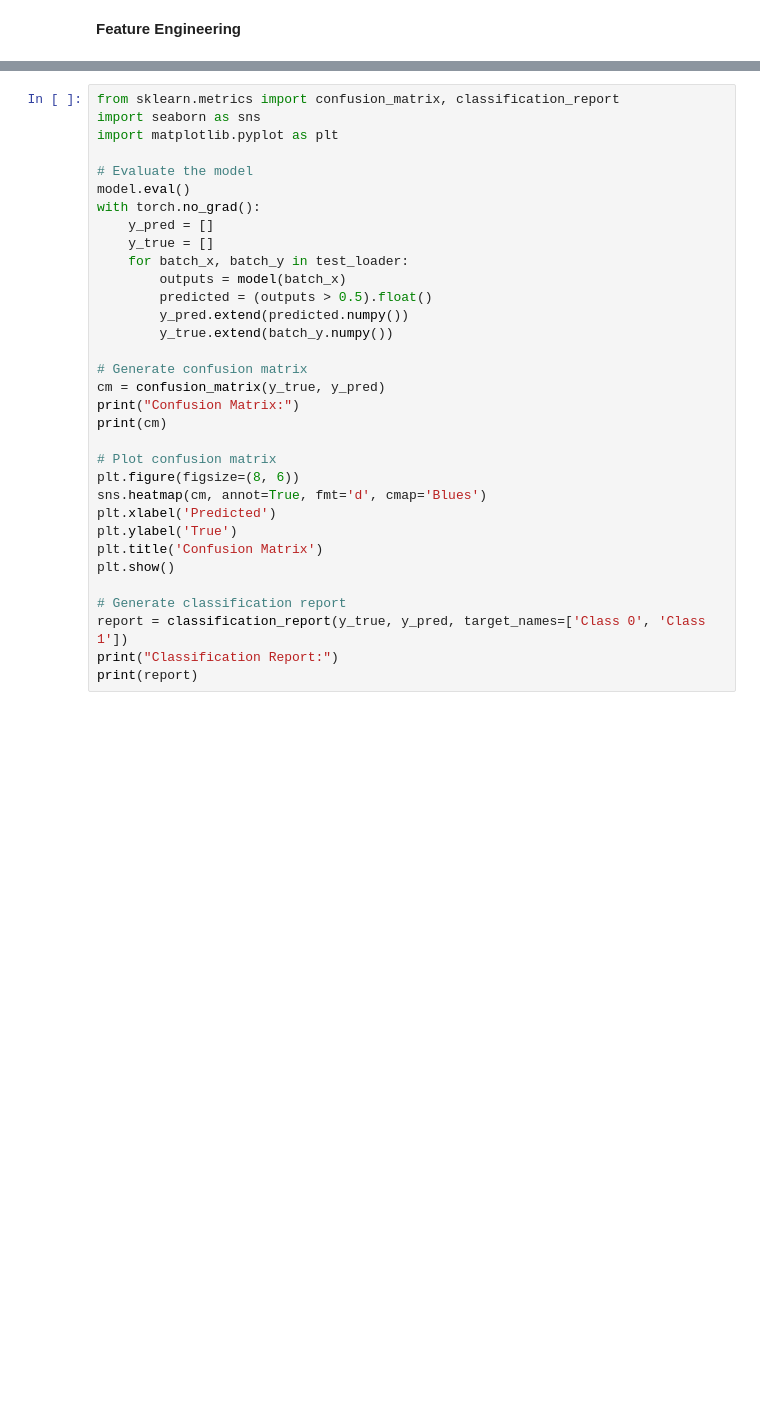
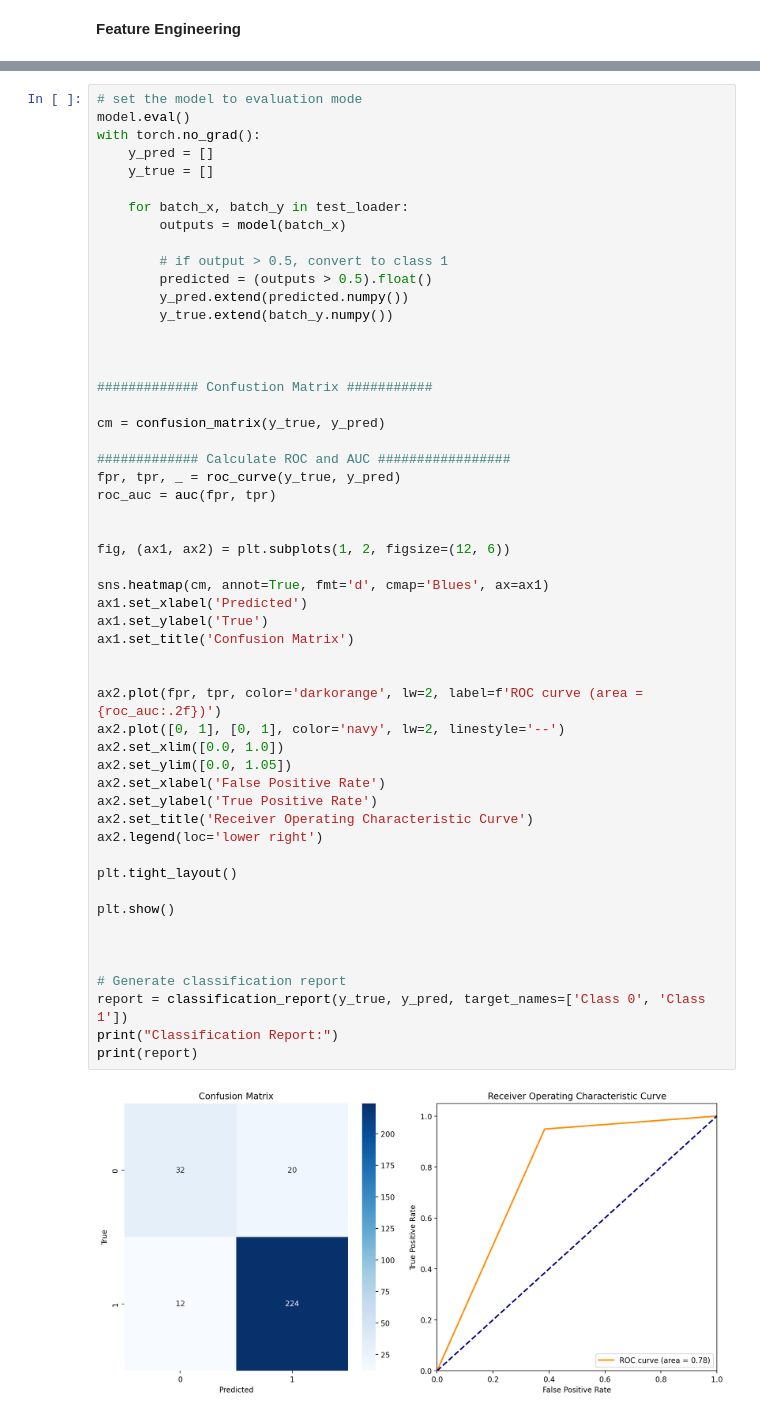
Before and after one commit to R4j4n/Semester2, a Jupyter notebook: 103/FinalProject/main.ipynb, the cells around one changed output, grey strips where cells are left out. Saved outputs shown, nothing was run; the diff lists cells and outputs as text; blank space fills up the shorter version.

```diff
--- a/103/FinalProject/main.ipynb
+++ b/103/FinalProject/main.ipynb
@@ -594,34 +627,55 @@ plt.show()
 # %%
-from sklearn.metrics import confusion_matrix, classification_report
-import seaborn as sns
-import matplotlib.pyplot as plt
-
-# Evaluate the model
+# set the model to evaluation mode
 model.eval()
 with torch.no_grad():
     y_pred = []
     y_true = []
+
     for batch_x, batch_y in test_loader:
         outputs = model(batch_x)
+
+        # if output > 0.5, convert to class 1
         predicted = (outputs > 0.5).float()
         y_pred.extend(predicted.numpy())
         y_true.extend(batch_y.numpy())
 
-# Generate confusion matrix
+
+
+############# Confustion Matrix ###########
+
 cm = confusion_matrix(y_true, y_pred)
-print("Confusion Matrix:")
-print(cm)
 
-# Plot confusion matrix
-plt.figure(figsize=(8, 6))
-sns.heatmap(cm, annot=True, fmt='d', cmap='Blues')
-plt.xlabel('Predicted')
-plt.ylabel('True')
-plt.title('Confusion Matrix')
+############# Calculate ROC and AUC #################
+fpr, tpr, _ = roc_curve(y_true, y_pred)
+roc_auc = auc(fpr, tpr)
+
+
+fig, (ax1, ax2) = plt.subplots(1, 2, figsize=(12, 6))
+
+sns.heatmap(cm, annot=True, fmt='d', cmap='Blues', ax=ax1)
+ax1.set_xlabel('Predicted')
+ax1.set_ylabel('True')
+ax1.set_title('Confusion Matrix')
+
+
+ax2.plot(fpr, tpr, color='darkorange', lw=2, label=f'ROC curve (area = {roc_auc:.2f})')
+ax2.plot([0, 1], [0, 1], color='navy', lw=2, linestyle='--')
+ax2.set_xlim([0.0, 1.0])
+ax2.set_ylim([0.0, 1.05])
+ax2.set_xlabel('False Positive Rate')
+ax2.set_ylabel('True Positive Rate')
+ax2.set_title('Receiver Operating Characteristic Curve')
+ax2.legend(loc='lower right')
+
+plt.tight_layout()
+
 plt.show()
+
+
 
 # Generate classification report
 report = classification_report(y_true, y_pred, target_names=['Class 0', 'Class 1'])
 print("Classification Report:")
 print(report)
 # %% [output]
+[figure, new version]
```
Also changed, not shown: parts of 20 cells of this notebook, 27 other files.
